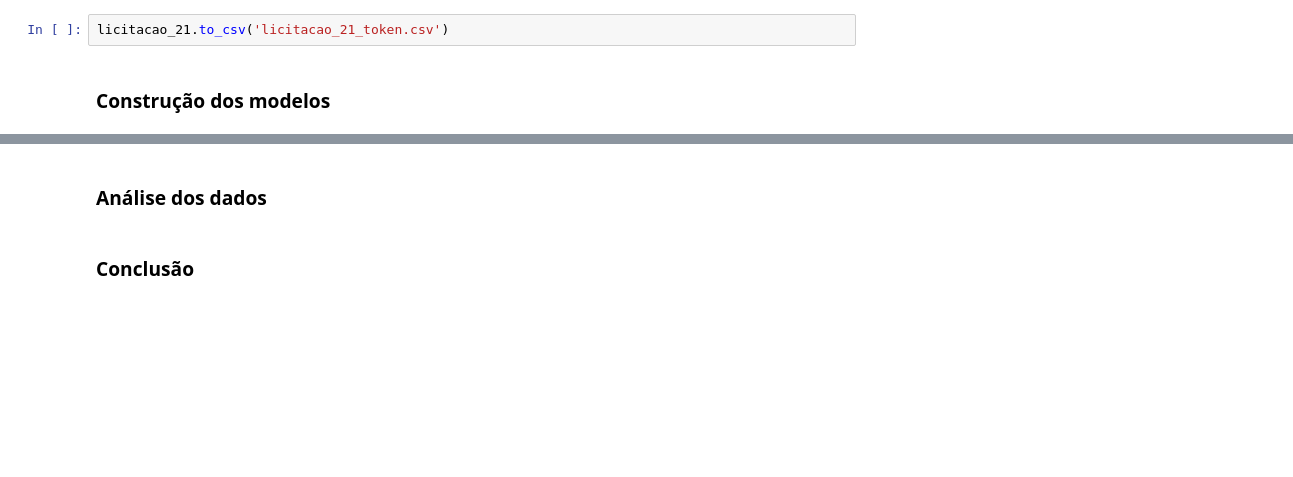
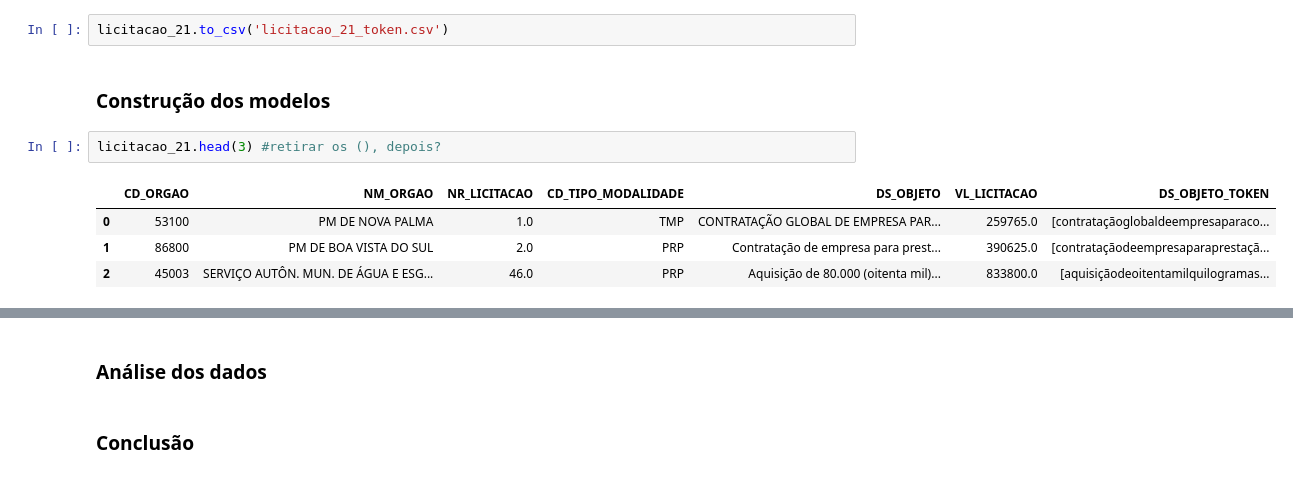
Before and after one commit to IonaSantana/Artificial-Intelligence, a Jupyter notebook: Projects/NLP/Maiores_investimentos_licitações1.ipynb, the cells around one changed output, grey strips where cells are left out. Cells and saved outputs as stored; diff of their text form; blank space fills up the shorter version.

```diff
--- a/Projects/NLP/Maiores_investimentos_licitações1.ipynb
+++ b/Projects/NLP/Maiores_investimentos_licitações1.ipynb
@@ -231,3 +231,10 @@ licitacao_21['DS_OBJETO_TOKEN'] = licitacao_21['DS_OBJETO'].apply(lambda sentece
 licitacao_21.to_csv('licitacao_21_token.csv')
 # %% [markdown]
 ### Construção dos modelos
+# %%
+licitacao_21.head(3) #retirar os (), depois?
+# %% [output]
+|  | CD_ORGAO | NM_ORGAO | NR_LICITACAO | CD_TIPO_MODALIDADE | DS_OBJETO | VL_LICITACAO | DS_OBJETO_TOKEN |
+| 0 | 53100 | PM DE NOVA PALMA | 1.0 | TMP | CONTRATAÇÃO GLOBAL DE EMPRESA PAR... | 259765.0 | [contrataçãoglobaldeempresaparaco... |
+| 1 | 86800 | PM DE BOA VISTA DO SUL | 2.0 | PRP | Contratação de empresa para prest... | 390625.0 | [contrataçãodeempresaparaprestaçã... |
+| 2 | 45003 | SERVIÇO AUTÔN. MUN. DE ÁGUA E ESG... | 46.0 | PRP | Aquisição de 80.000 (oitenta mil)... | 833800.0 | [aquisiçãodeoitentamilquilogramas... |
```
Also changed, not shown: parts of 3 cells of this notebook.
